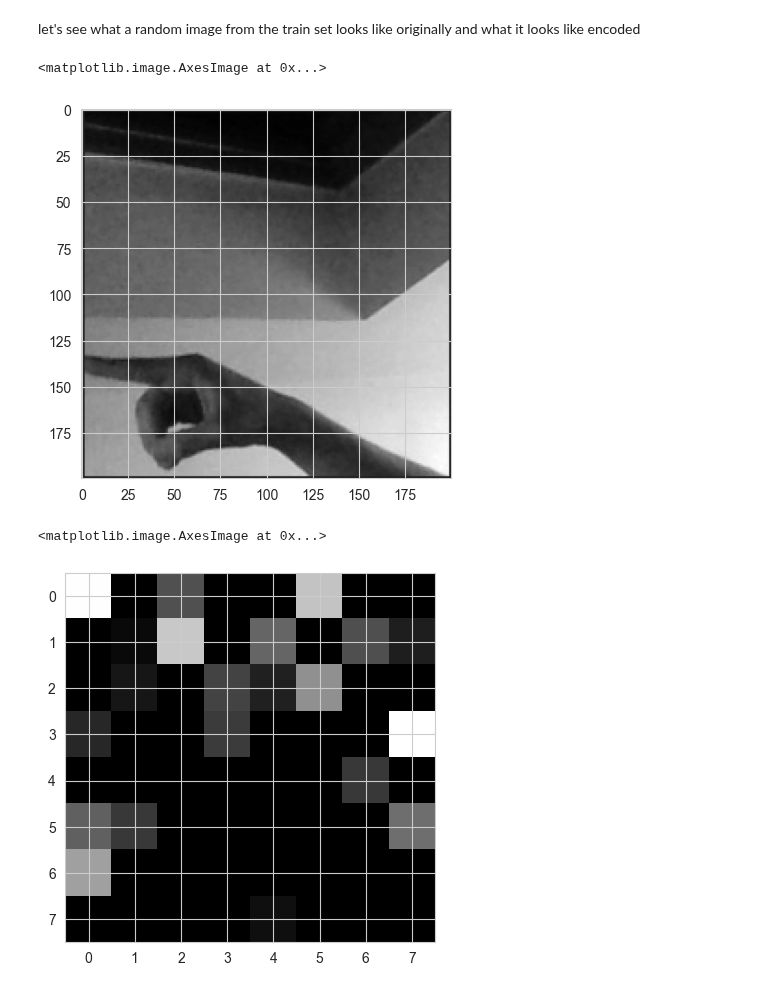
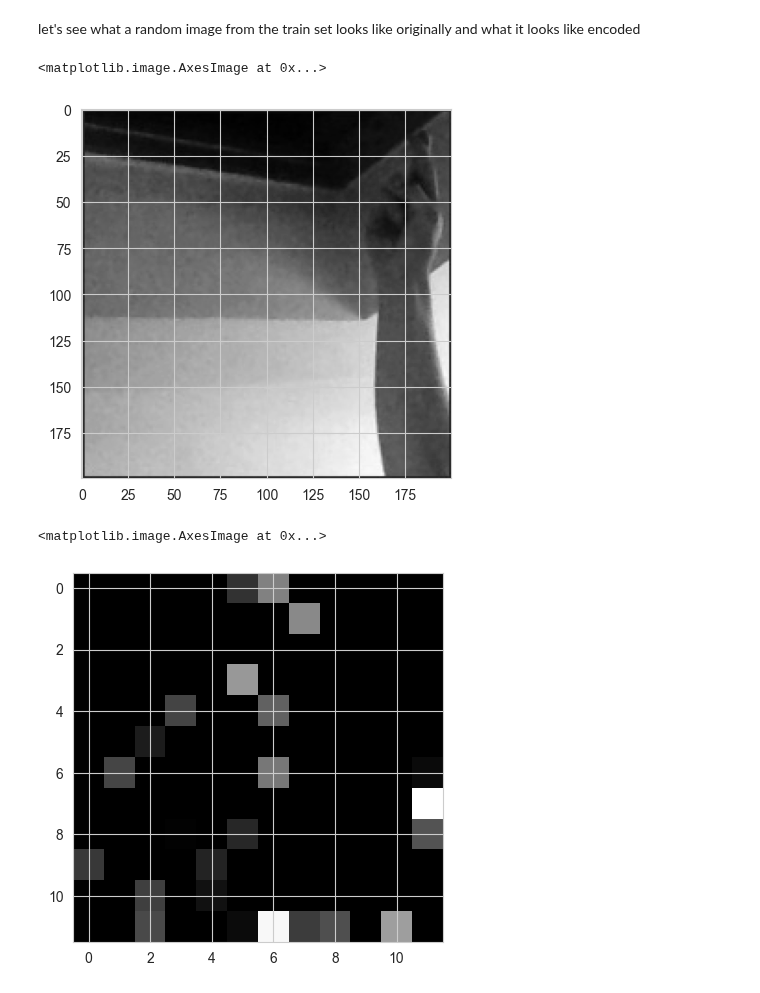
Before and after one commit to teostereciu/mlp, a Jupyter notebook: notebooks/baseline.ipynb, the cells around one changed output. Drawn from its saved outputs; the diff is of its cells as text; code cells hidden in the pictures.

```diff
--- a/notebooks/baseline.ipynb
+++ b/notebooks/baseline.ipynb
@@ -197,9 +197,9 @@ autoencoder = Sequential([
     #Dense(1024, activation='relu'),
     Dense(512, activation='relu'),
     #Dense(256, activation='relu'),
-    Dense(128, activation='relu'),
-    Dense(64, activation='relu'),
-    Dense(128, activation='relu'),
+    Dense(144, activation='relu'),
+    #Dense(64, activation='relu'),
+    #Dense(128, activation='relu'),
     #Dense(256, activation='relu'),
     Dense(512, activation='relu'),
     #Dense(1024, activation='relu'),
@@ -229,7 +229,7 @@ Trainable params: 166,130,048
 Non-trainable params: 0
 _________________________________________________________________
 # %%
-early_stopping = EarlyStopping(monitor='val_loss', patience=2)
+early_stopping = EarlyStopping(monitor='val_loss', patience=5)
 
 history = autoencoder.fit(
     X_train,
@@ -276,7 +276,7 @@ plt.show()
 # %% [markdown]
 now we supposedly obtained a 64D meaningful representation of the pictures. we'll use this to train an SVM
 # %%
-encoder = Sequential(autoencoder.layers[:4])
+encoder = Sequential(autoencoder.layers[:3])
 X_train_encoded = encoder.predict(X_train)
 X_test_encoded = encoder.predict(X_test)
 # %% [output]
@@ -285,13 +285,13 @@ X_test_encoded = encoder.predict(X_test)
 # %% [markdown]
 let's see what a random image from the train set looks like originally and what it looks like encoded
 # %%
-plt.imshow(X_train[5].reshape((200,200)), cmap='gray')
+plt.imshow(X_train[6].reshape((200,200)), cmap='gray')
 # %% [output]
 <matplotlib.image.AxesImage at 0x...>
-[figure, old version]
+[figure, new version]
 # %%
-plt.imshow(X_train_encoded[5].reshape((8,8)), cmap='gray')
+plt.imshow(X_train_encoded[6].reshape((12,12)), cmap='gray')
 # %% [output]
 <matplotlib.image.AxesImage at 0x...>
-[figure, old version]
+[figure, new version]
 # %%
```
Also changed, not shown: parts of 8 cells of this notebook.
